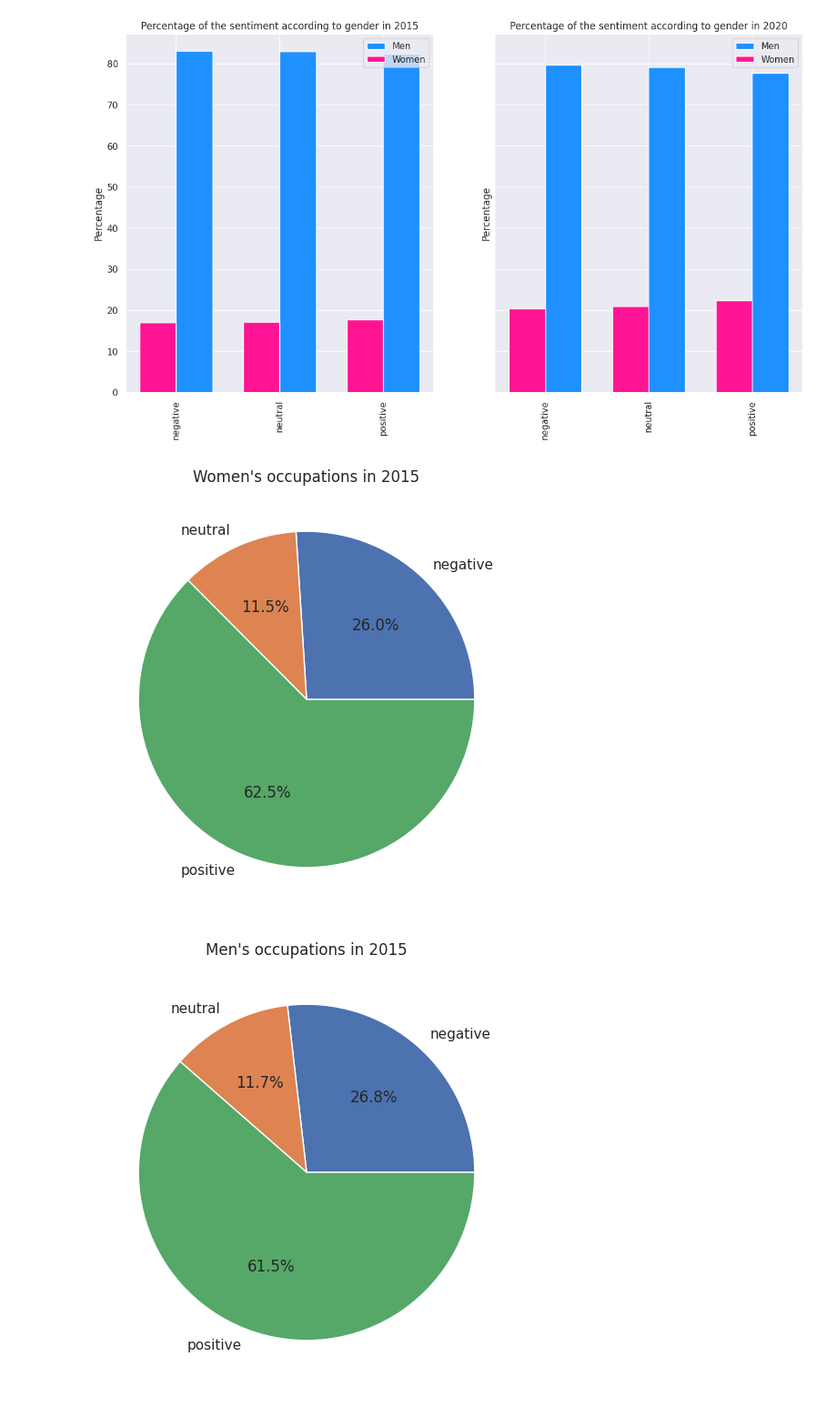
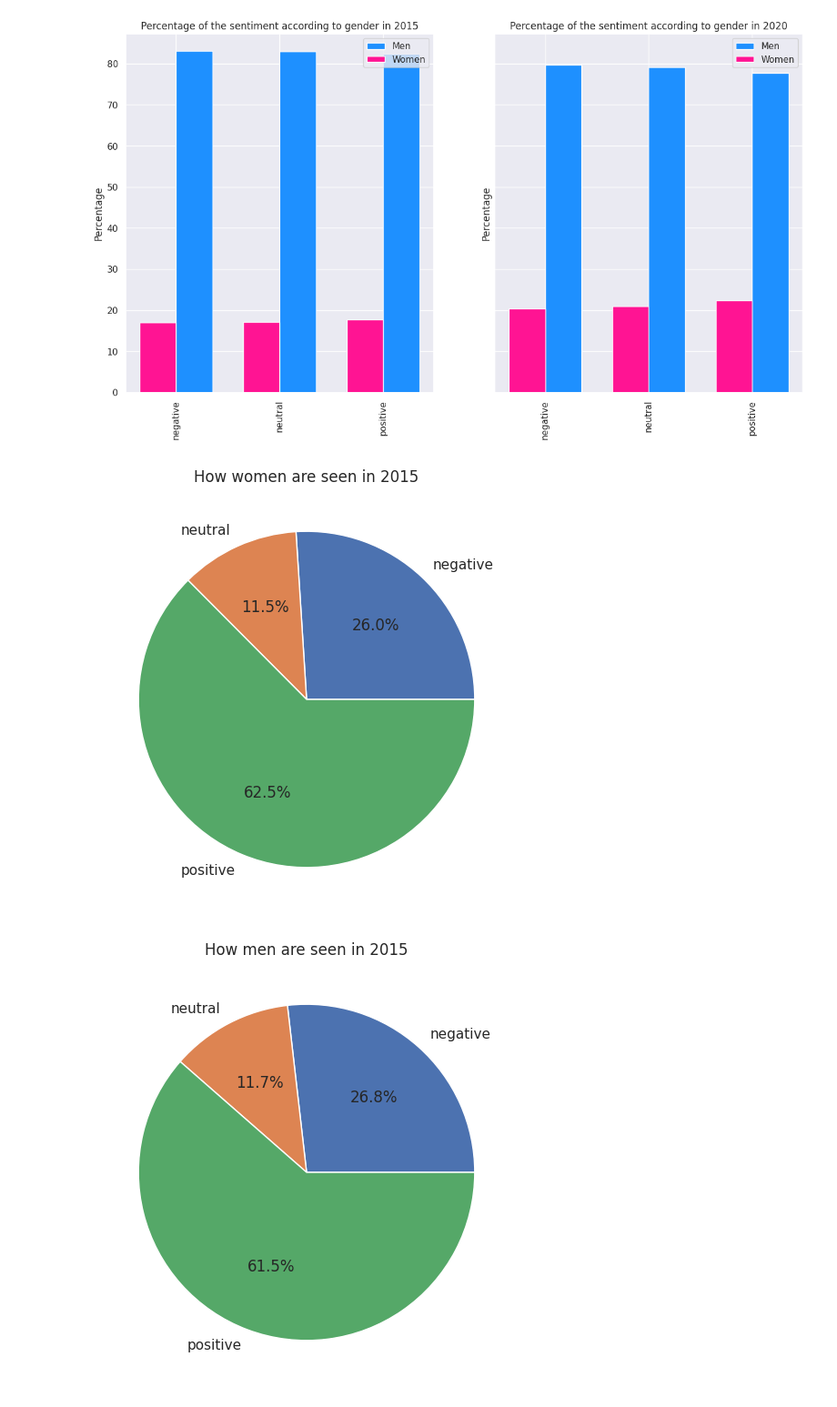
Before and after one commit to epfl-ada/ada-2021-project-adata-scientists, a Jupyter notebook: milestone3.ipynb, the cells around one changed output. Shown at 91% size. Cells and saved outputs as stored; diff of their text form; code cells hidden in the pictures.

Commit message:
plot tittle

```diff
--- a/milestone3.ipynb
+++ b/milestone3.ipynb
@@ -1750,25 +1750,25 @@ for tab, ax, year in zip(tmp,axs.flatten(),years) :
 # %%
 labels=["negative","neutral","positive"]
 
 for tab, ax, year in zip(tmp,axs.flatten(),years) :
   female = {"Sentiment" : ["negative","neutral","positive"],
             "Counts" : [tab.iloc[0].values[0],tab.iloc[2].values[0],tab.iloc[4].values[0]]}
   female = pd.DataFrame(female)
   male = {"Sentiment" : ["negative","neutral","positive"],
             "Counts" : [tab.iloc[1].values[0],tab.iloc[3].values[0],tab.iloc[5].values[0]]}
   male = pd.DataFrame(male)
 
   female["Total"] = female.Counts.values.sum()
   male["Total"] = male.Counts.values.sum()
   female["perc_gen"] = female.Counts.values * 100 / female.Total.values
   male["perc_gen"] = male.Counts.values * 100 / male.Total.values
   plt.pie(female.perc_gen.values,labels=labels, autopct='%1.1f%%')
-  plt.title("Women's occupations in " + str(year))
+  plt.title("How women are seen in " + str(year))
   plt.show()
 
   plt.pie(male.perc_gen.values,labels=labels, autopct='%1.1f%%')
-  plt.title("Men's occupations in " + str(year))
+  plt.title("How men are seen in " + str(year))
   plt.show()
 # %% [output]
-[figure, old version]
+[figure, new version]
-[figure, old version]
+[figure, new version]
```
Also changed, not shown: parts of 1 cell of this notebook.
